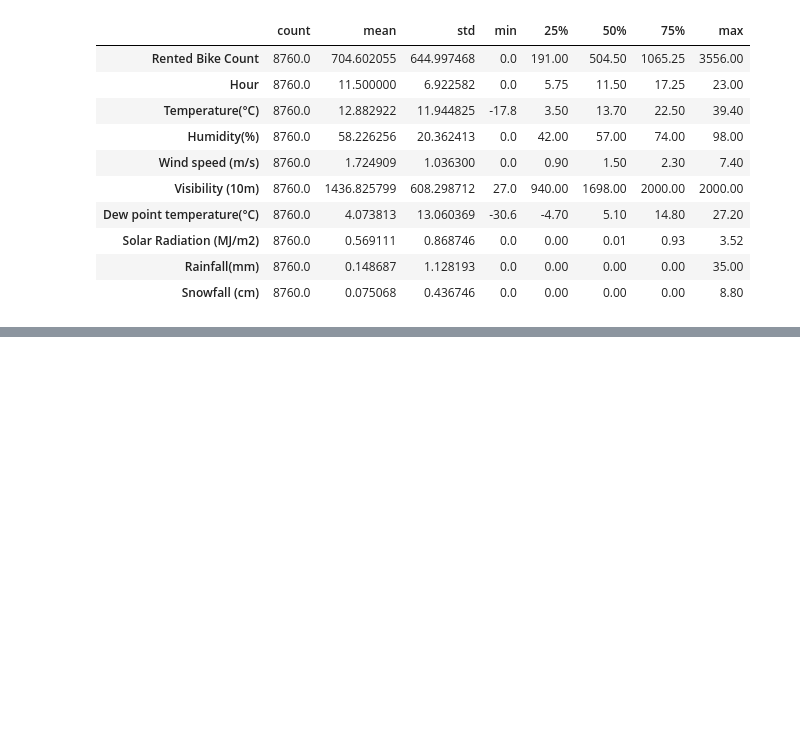
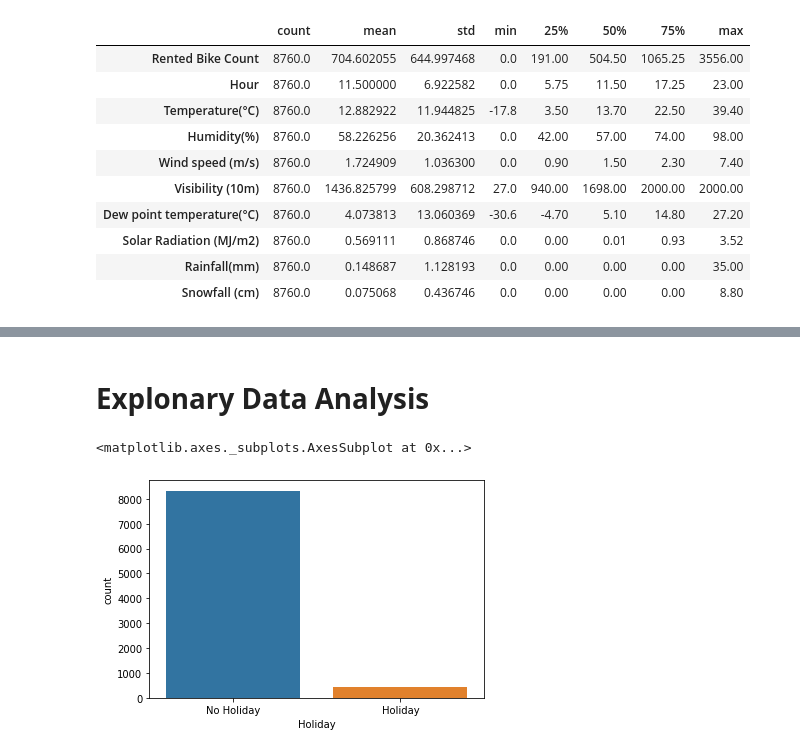
Before and after one commit to vinaylanjewar/Bike-Sharing-Demand-Prediction, a Jupyter notebook: Bike_Sharing_Demand_Prediction_Capstone_Project_2.ipynb, the cells around one changed output, grey strips where cells are left out. Drawn from its saved outputs; the diff is of its cells as text; code cells hidden in the pictures; blank space fills up the shorter version.

```diff
--- a/Bike_Sharing_Demand_Prediction_Capstone_Project_2.ipynb
+++ b/Bike_Sharing_Demand_Prediction_Capstone_Project_2.ipynb
@@ -144,0 +170,17 @@ data.describe().transpose()
+# %%
+data['Date'] = pd.to_datetime(data['Date'])
+# %%
+data = data.rename(columns={'Temperature(°C)':'Temperature',
+                       'Humidity(%)':'Humidity',
+                       'Wind speed (m/s)':'wind speed',
+                       'Visibility (10m)':'Visibility',
+                       'Dew point temperature(°C)':'Dew point temperature',
+                       'Solar Radiation (MJ/m2)':'Solar Radiation ',
+                       'Rainfall(mm)':'Rainfall',
+                        'Snowfall (cm)':'Snowfall '
+                       })
+# %%
+data['Year'] = data['Date'].dt.year
+data['Month'] = data['Date'].dt.month
+data['Day'] = data['Date'].dt.day
+data.tail()
@@ -144,0 +245,7 @@ data.describe().transpose()
+# %% [markdown]
+# <b> Explonary Data Analysis
+# %%
+sns.countplot(x="Holiday", data=data)
+# %% [output]
+<matplotlib.axes._subplots.AxesSubplot at 0x...>
+[figure, added]
```
Also changed, not shown: parts of 19 cells of this notebook.
